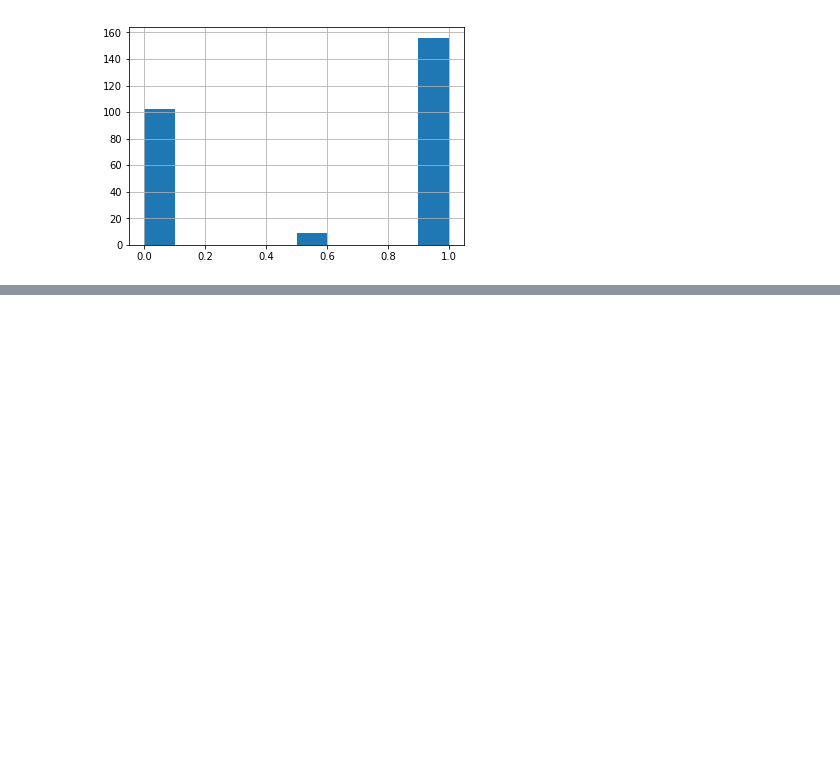
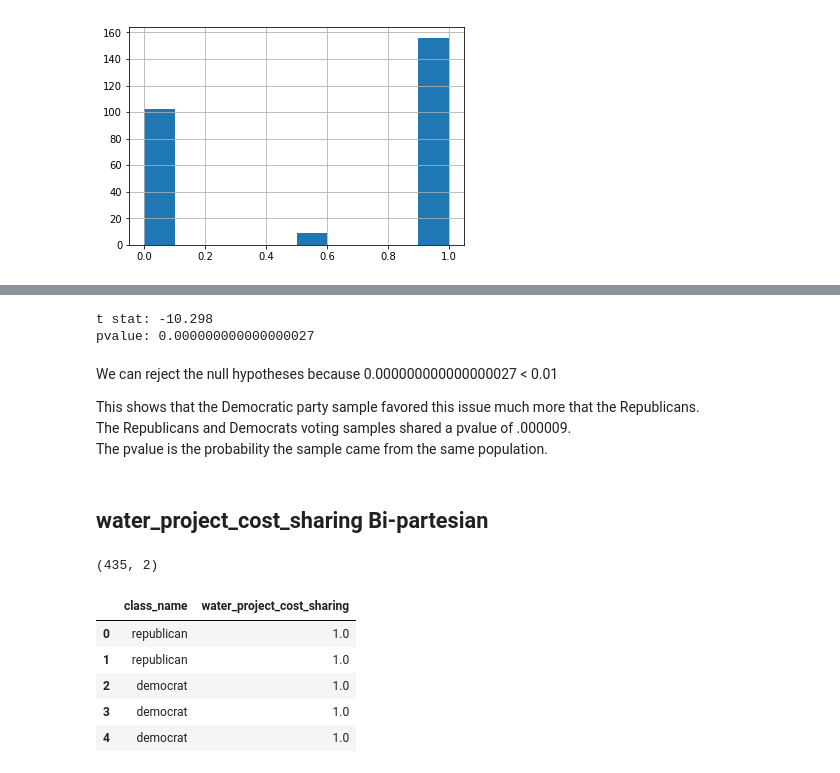
Before and after one commit to adamlutzz/DS-Unit-1-Sprint-3-Statistical-Tests-and-Experiments, a Jupyter notebook: module1-statistics-probability-and-inference/LS_DS_131_Statistics_Probability_Assignment.ipynb, the cells around one changed output, grey strips where cells are left out. Drawn from its saved outputs; the diff is of its cells as text; code cells hidden in the pictures; blank space fills up the shorter version.

```diff
--- a/module1-statistics-probability-and-inference/LS_DS_131_Statistics_Probability_Assignment.ipynb
+++ b/module1-statistics-probability-and-inference/LS_DS_131_Statistics_Probability_Assignment.ipynb
@@ -281,0 +541,31 @@ print(pvalue)
+# %%
+# Calculate t stat and pvalue for issue one
+
+tstat, pvalue = ttest_ind(r2_sample, d2_sample)
+print('t stat:', f'{tstat:.3f}')
+print('pvalue:', f'{pvalue:.18f}')
+# %% [output]
+t stat: -10.298
+pvalue: 0.000000000000000027
+# %% [markdown]
+We can reject the null hypotheses because 0.000000000000000027 < 0.01<br/>
+
+This shows that the Democratic party sample favored this issue much more that the Republicans.<br/>
+The Republicans and Democrats voting samples shared a pvalue of .000009.<br/>
+The pvalue is the probability the sample came from the same population.
+# %% [markdown]
+##  water_project_cost_sharing Bi-partesian
+# %%
+# Create DF with criteria needed
+
+df3 = df[['class_name', 'water_project_cost_sharing']]
+print(df3.shape)
+df3.head()
+# %% [output]
+(435, 2)
+|  | class_name | water_project_cost_sharing |
+| 0 | republican | 1.0 |
+| 1 | republican | 1.0 |
+| 2 | democrat | 1.0 |
+| 3 | democrat | 1.0 |
+| 4 | democrat | 1.0 |
```
Also changed, not shown: parts of 38 cells of this notebook.
